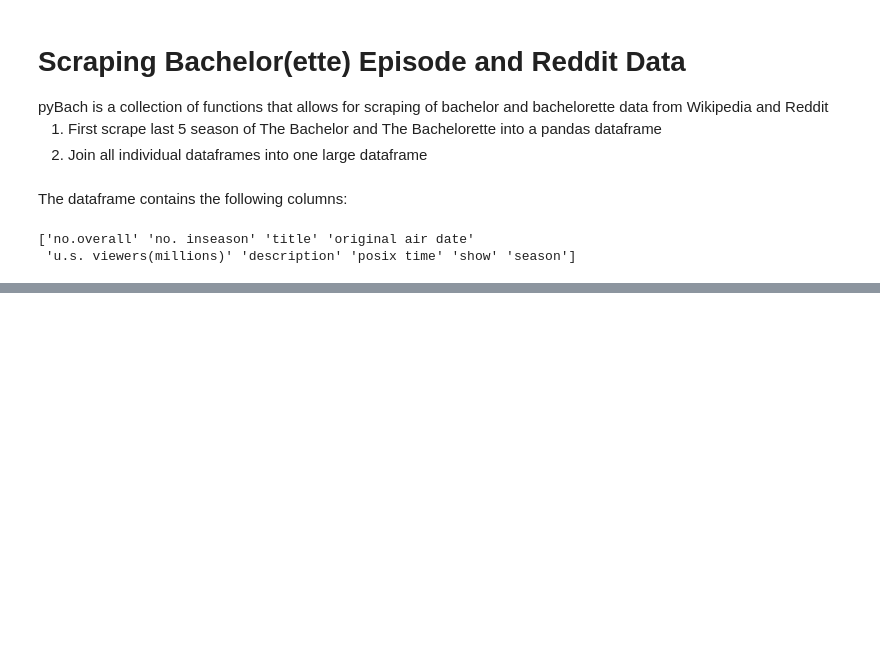
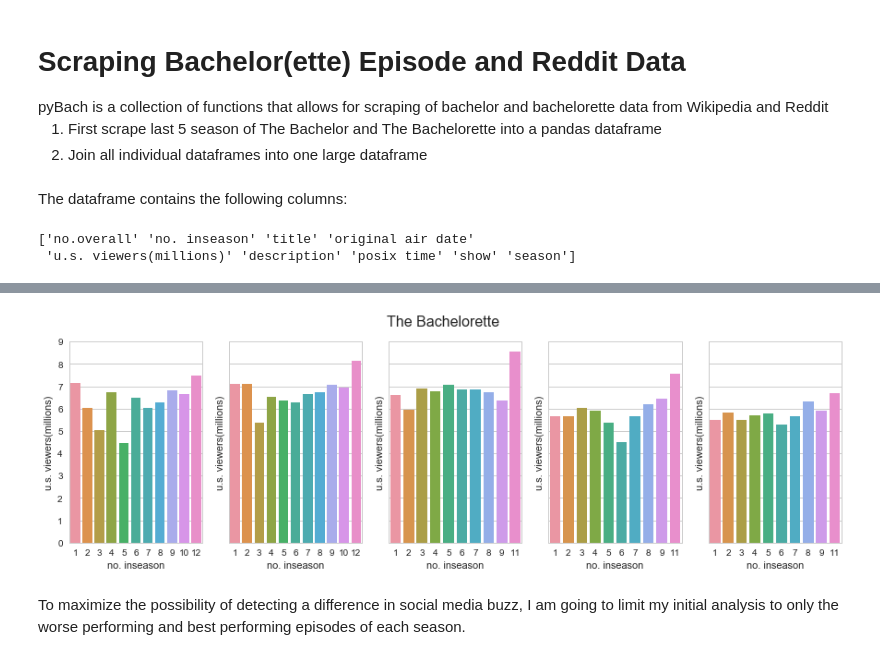
Before and after one commit to jlaw8504/alphaPRAW, a Jupyter notebook: Bachelor Analysis.ipynb, the cells around one changed output, grey strips where cells are left out. Cells and saved outputs as stored; diff of their text form; code cells hidden in the pictures; blank space fills up the shorter version.

```diff
--- a/Bachelor Analysis.ipynb
+++ b/Bachelor Analysis.ipynb
@@ -47,0 +73,12 @@ There seems to be some periodicity to the viewing pattern. Lets breakdown the in
+# %%
+fig, axes = plt.subplots(ncols=5, sharey=True)
+fig.set_figwidth(15)
+fig.suptitle("The Bachelorette", fontsize=16)
+idx = 0
+for subAx in axes:
+    sns.barplot(x=dfEtte.loc[dfEtte.season == etteSeasons[idx], 'no. inseason'], y=dfEtte.loc[dfEtte.season == etteSeasons[idx], 'u.s. viewers(millions)'], ax=subAx)
+    idx = idx + 1
+# %% [output]
+[figure, added]
+# %% [markdown]
+To maximize the possibility of detecting a difference in social media buzz, I am going to limit my initial analysis to only the worse performing and best performing episodes of each season.
```
Also changed, not shown: parts of 17 cells of this notebook, 1 other file.
